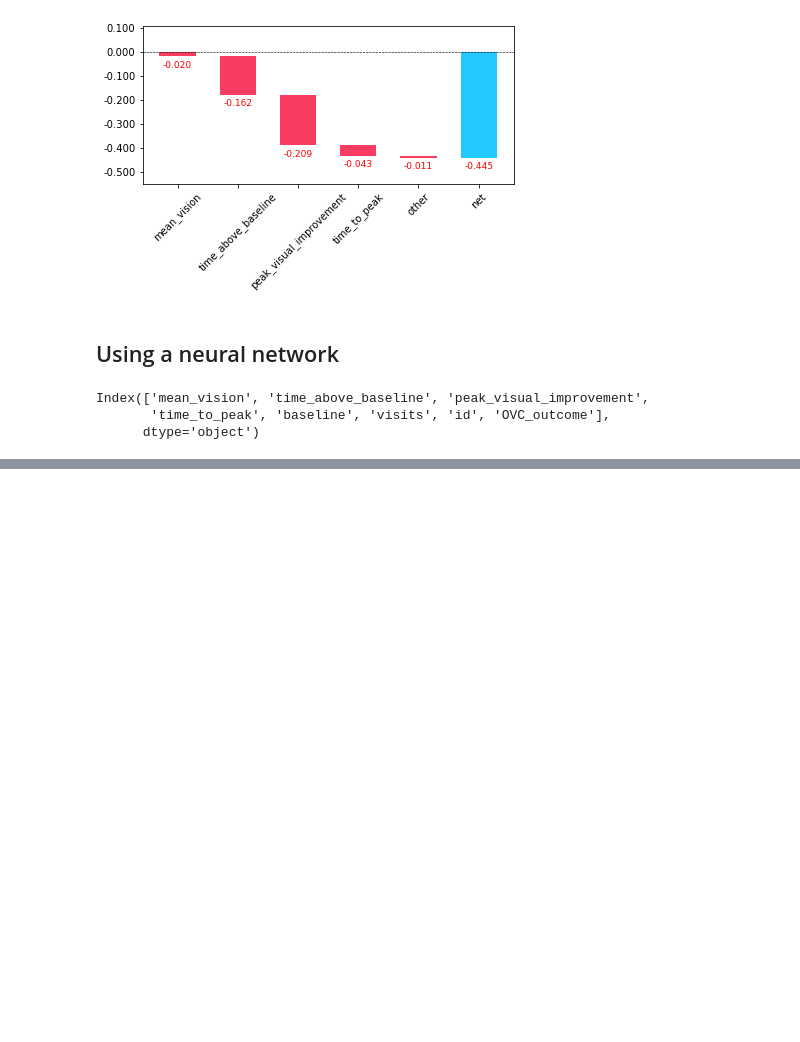
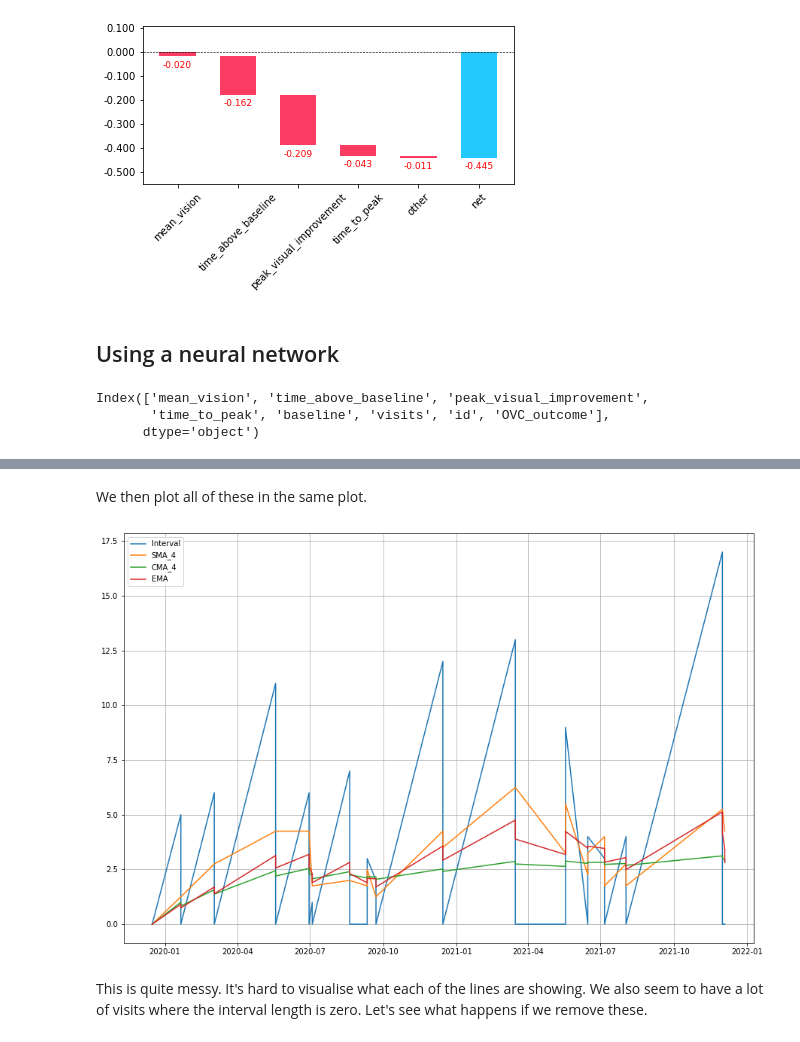
Before and after one commit to charlieoneill23/charliemacuject, a Jupyter notebook: pharma_reports/dme.ipynb, the cells around one changed output, grey strips where cells are left out. Cells and saved outputs as stored; diff of their text form; code cells hidden in the pictures; blank space fills up the shorter version.

Commit message:
DME interval length analysis

```diff
--- a/pharma_reports/dme.ipynb
+++ b/pharma_reports/dme.ipynb
@@ -583,0 +628,18 @@ learn = tabular_learner(dls, layers=[500,250])
+# %%
+pdf['SMA_4'] = pdf['Interval'].rolling(window=4).mean()
+pdf['CMA_4'] = pdf['Interval'].expanding(min_periods=4).mean()
+pdf['EMA'] = pdf['Interval'].ewm(span=10, adjust=False).mean()
+# %% [markdown]
+We then plot all of these in the same plot.
+# %%
+plt.figure(figsize=[15,10])
+plt.grid(True)
+plt.plot(pdf['Interval'],label='Interval')
+plt.plot(pdf['SMA_4'],label='SMA_4')
+plt.plot(pdf['CMA_4'],label='CMA_4')
+plt.plot(pdf['EMA'],label='EMA')
+plt.legend(loc=2);
+# %% [output]
+[figure, added]
+# %% [markdown]
+This is quite messy. It's hard to visualise what each of the lines are showing. We also seem to have a lot of visits where the interval length is zero. Let's see what happens if we remove these.
```
Also changed, not shown: parts of 14 cells of this notebook, 3 other files.
